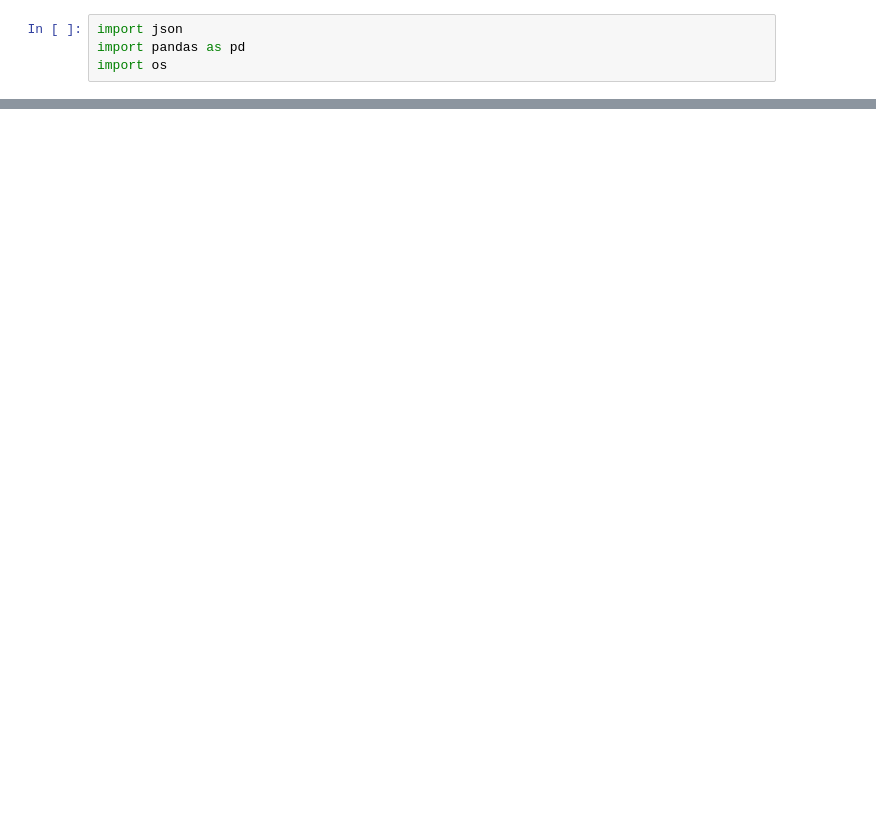
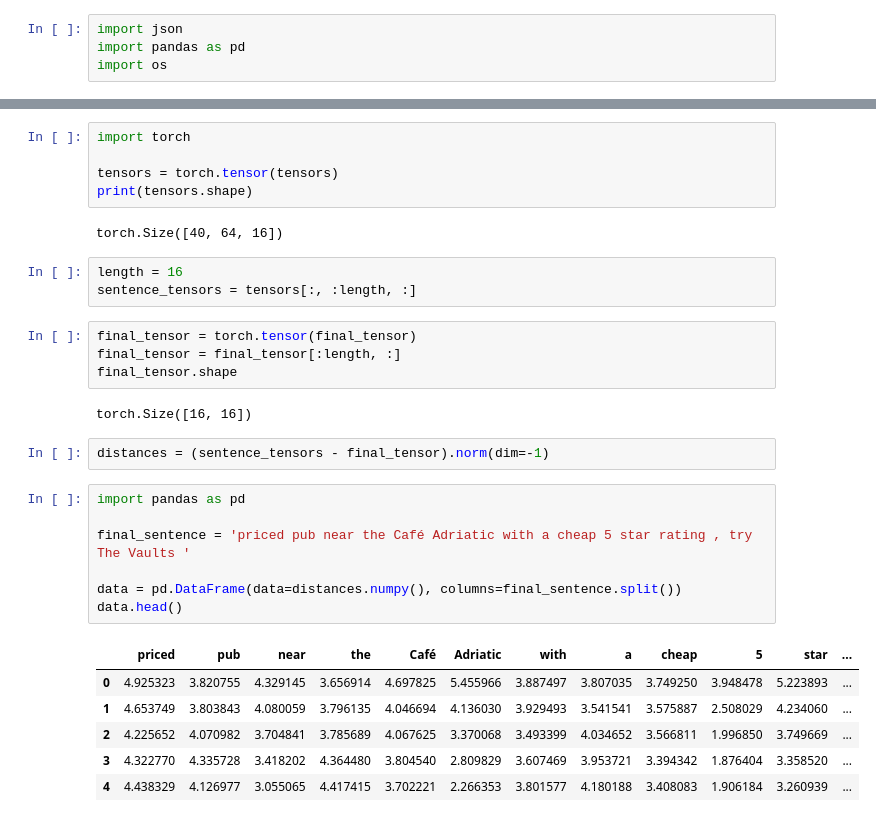
Before and after one commit to AmirZur/Diffusion-LM, a Jupyter notebook: transformers/examples/pytorch/language-modeling/playground.ipynb, the cells around one changed output, grey strips where cells are left out. Drawn from its saved outputs; the diff is of its cells as text; blank space fills up the shorter version.

Commit message:
Began tensor/output analysis

```diff
--- a/transformers/examples/pytorch/language-modeling/playground.ipynb
+++ b/transformers/examples/pytorch/language-modeling/playground.ipynb
@@ -129,0 +114,32 @@ for output in gen_outputs:
+# %%
+import torch
+
+tensors = torch.tensor(tensors)
+print(tensors.shape)
+# %% [output]
+torch.Size([40, 64, 16])
+# %%
+length = 16
+sentence_tensors = tensors[:, :length, :]
+# %%
+final_tensor = torch.tensor(final_tensor)
+final_tensor = final_tensor[:length, :]
+final_tensor.shape
+# %% [output]
+torch.Size([16, 16])
+# %%
+distances = (sentence_tensors - final_tensor).norm(dim=-1)
+# %%
+import pandas as pd
+
+final_sentence = 'priced pub near the Café Adriatic with a cheap 5 star rating , try The Vaults '
+
+data = pd.DataFrame(data=distances.numpy(), columns=final_sentence.split())
+data.head()
+# %% [output]
+|  | priced | pub | near | the | Café | Adriatic | with | a | cheap | 5 | star | ... |
+| 0 | 4.925323 | 3.820755 | 4.329145 | 3.656914 | 4.697825 | 5.455966 | 3.887497 | 3.807035 | 3.749250 | 3.948478 | 5.223893 | ... |
+| 1 | 4.653749 | 3.803843 | 4.080059 | 3.796135 | 4.046694 | 4.136030 | 3.929493 | 3.541541 | 3.575887 | 2.508029 | 4.234060 | ... |
+| 2 | 4.225652 | 4.070982 | 3.704841 | 3.785689 | 4.067625 | 3.370068 | 3.493399 | 4.034652 | 3.566811 | 1.996850 | 3.749669 | ... |
+| 3 | 4.322770 | 4.335728 | 3.418202 | 4.364480 | 3.804540 | 2.809829 | 3.607469 | 3.953721 | 3.394342 | 1.876404 | 3.358520 | ... |
+| 4 | 4.438329 | 4.126977 | 3.055065 | 4.417415 | 3.702221 | 2.266353 | 3.801577 | 4.180188 | 3.408083 | 1.906184 | 3.260939 | ... |
```
Also changed, not shown: parts of 18 cells of this notebook, 2 other files.
